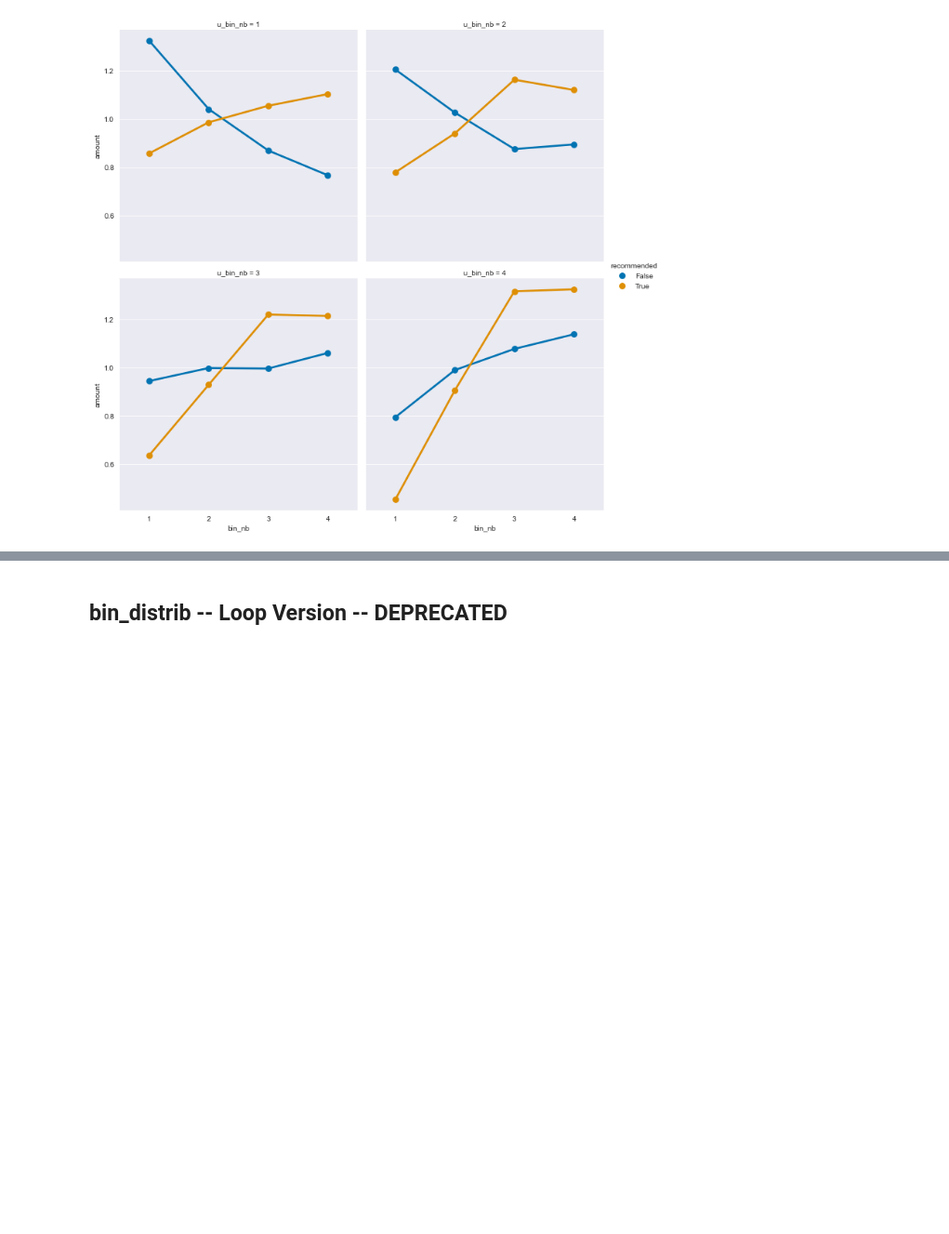
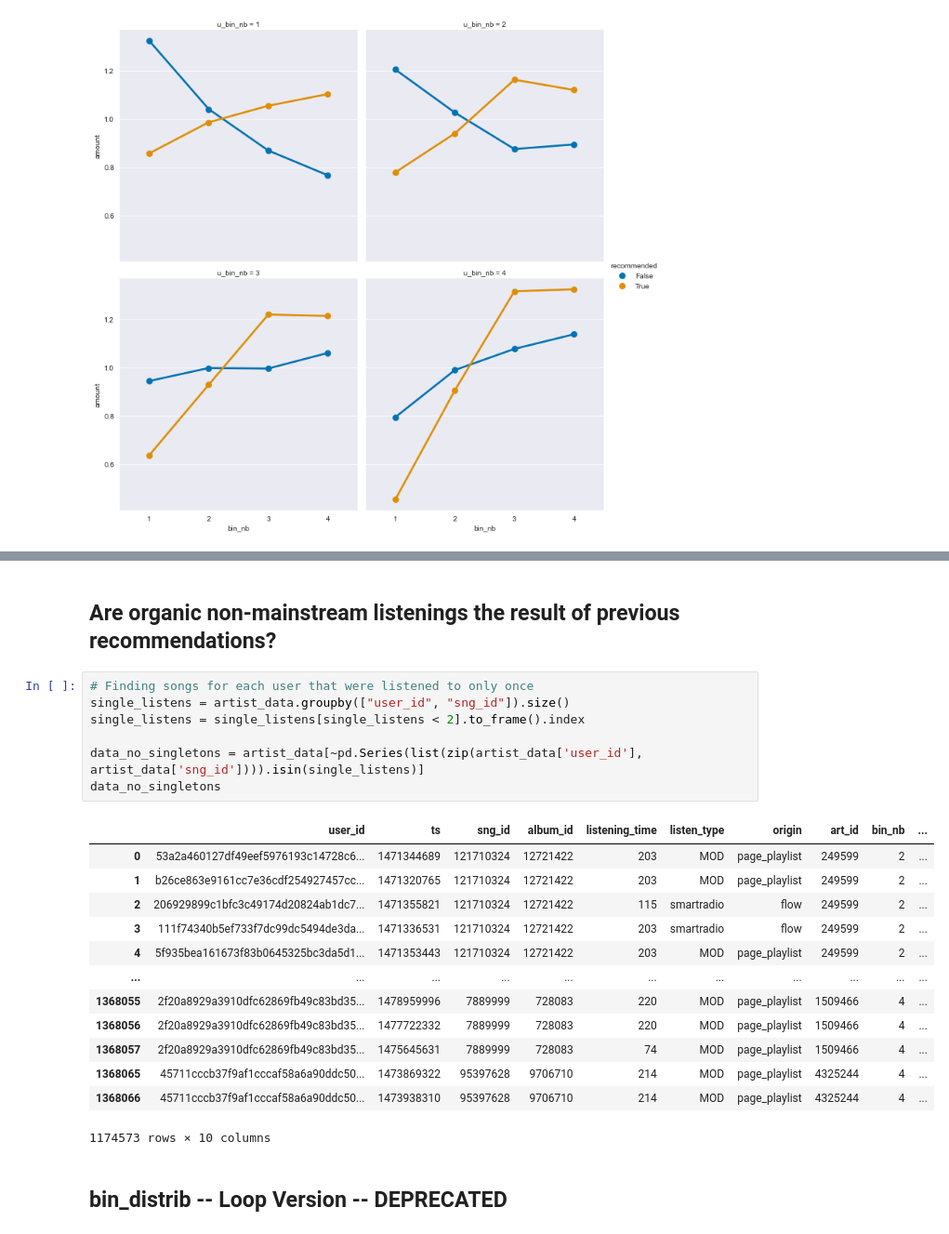
Before and after one commit to QuVil/cmb-recommendation, a Jupyter notebook: src/analysis/mainstream_tests.ipynb, the cells around one changed output, grey strips where cells are left out. Shown at 93% size. Cells and saved outputs as stored; diff of their text form; blank space fills up the shorter version.

Commit message:
3003 are organic non-mainstream listens pushed by past recommendations?

```diff
--- a/src/analysis/mainstream_tests.ipynb
+++ b/src/analysis/mainstream_tests.ipynb
@@ -311,3 +323,26 @@ print(f'Mean mainstream bin for recommended plays: {(test_rec["amount"] * test_r
+# %% [markdown]
+## Are organic non-mainstream listenings the result of previous recommendations?
+# %%
+# Finding songs for each user that were listened to only once
+single_listens = artist_data.groupby(["user_id", "sng_id"]).size()
+single_listens = single_listens[single_listens < 2].to_frame().index
+
+data_no_singletons = artist_data[~pd.Series(list(zip(artist_data['user_id'], artist_data['sng_id']))).isin(single_listens)]
+data_no_singletons
+# %% [output]
+|  | user_id | ts | sng_id | album_id | listening_time | listen_type | origin | art_id | bin_nb | ... |
+| 0 | 53a2a460127df49eef5976193c14728c6... | 1471344689 | 121710324 | 12721422 | 203 | MOD | page_playlist | 249599 | 2 | ... |
+| 1 | b26ce863e9161cc7e36cdf254927457cc... | 1471320765 | 121710324 | 12721422 | 203 | MOD | page_playlist | 249599 | 2 | ... |
+| 2 | 206929899c1bfc3c49174d20824ab1dc7... | 1471355821 | 121710324 | 12721422 | 115 | smartradio | flow | 249599 | 2 | ... |
+| 3 | 111f74340b5ef733f7dc99dc5494de3da... | 1471336531 | 121710324 | 12721422 | 203 | smartradio | flow | 249599 | 2 | ... |
+| 4 | 5f935bea161673f83b0645325bc3da5d1... | 1471353443 | 121710324 | 12721422 | 203 | MOD | page_playlist | 249599 | 2 | ... |
+| ... | ... | ... | ... | ... | ... | ... | ... | ... | ... | ... |
+| 1368055 | 2f20a8929a3910dfc62869fb49c83bd35... | 1478959996 | 7889999 | 728083 | 220 | MOD | page_playlist | 1509466 | 4 | ... |
+| 1368056 | 2f20a8929a3910dfc62869fb49c83bd35... | 1477722332 | 7889999 | 728083 | 220 | MOD | page_playlist | 1509466 | 4 | ... |
+| 1368057 | 2f20a8929a3910dfc62869fb49c83bd35... | 1475645631 | 7889999 | 728083 | 74 | MOD | page_playlist | 1509466 | 4 | ... |
+| 1368065 | 45711cccb37f9af1cccaf58a6a90ddc50... | 1473869322 | 95397628 | 9706710 | 214 | MOD | page_playlist | 4325244 | 4 | ... |
+| 1368066 | 45711cccb37f9af1cccaf58a6a90ddc50... | 1473938310 | 95397628 | 9706710 | 214 | MOD | page_playlist | 4325244 | 4 | ... |
+1174573 rows × 10 columns
 # %% [markdown]
 ## bin_distrib -- Loop Version -- DEPRECATED
 # %%
```
Also changed, not shown: parts of 2 cells of this notebook.
